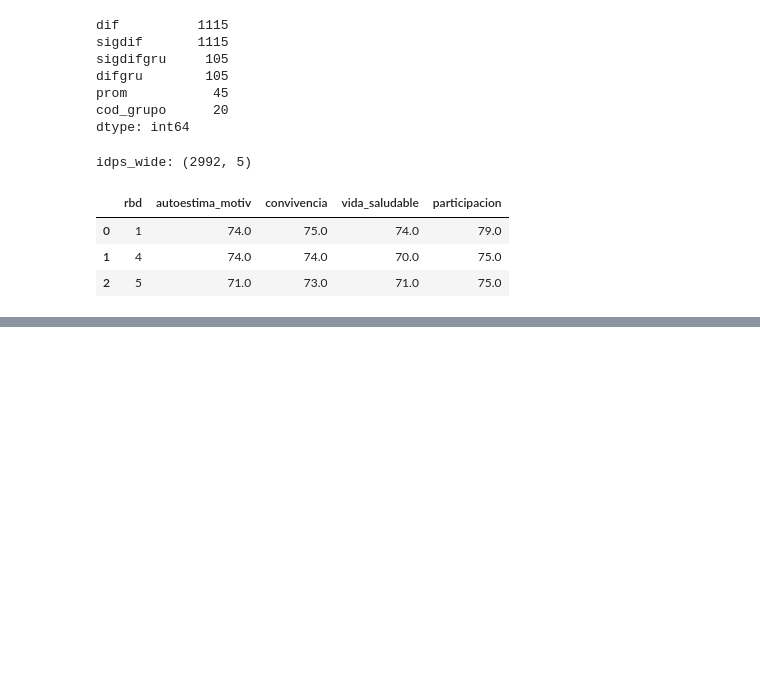
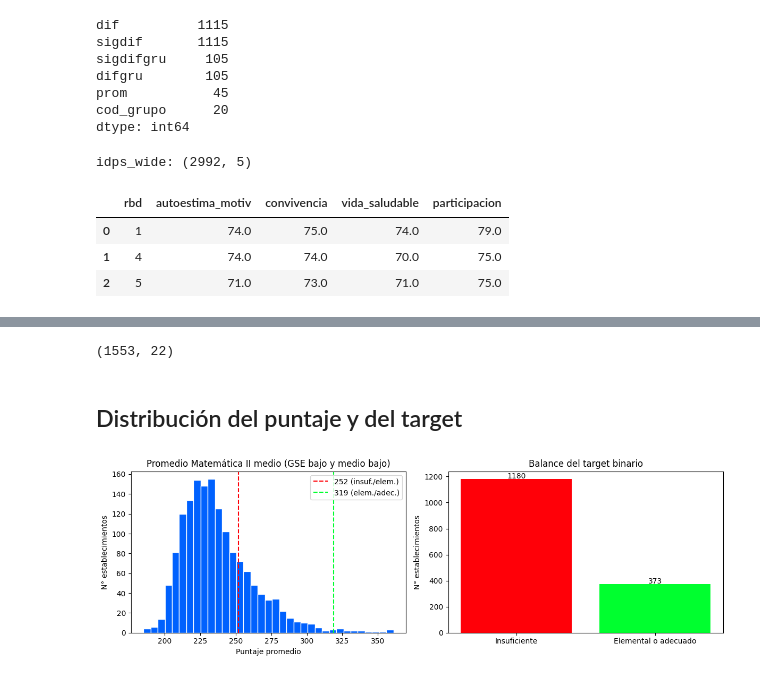
Before and after one commit to vcanalesg/dcc_taller_proyecto_g4, a Jupyter notebook: EDAyPreprocesamiento_01.ipynb, the cells around one changed output, grey strips where cells are left out. Cells and saved outputs as stored; diff of their text form; code cells hidden in the pictures; blank space fills up the shorter version.

```diff
--- a/EDAyPreprocesamiento_01.ipynb
+++ b/EDAyPreprocesamiento_01.ipynb
@@ -19,7 +20,7 @@ idps: (12000, 22)
 columnas_sel = [
     "rbd", "nom_rbd", "cod_reg_rbd", "nom_reg_rbd", "cod_com_rbd", "nom_com_rbd",
     "cod_depe2", "cod_grupo", "cod_rural_rbd", "nalu_mate2m_rbd", "prom_mate2m_rbd",
-    "noaplica"
+    "noaplica", "marca_mate2m_rbd"
 ]
 # marca_mate2m_rbd
 base_simce = simce[columnas_sel].copy()
@@ -118,0 +113,6 @@ sub_bs.head()
+# %%
+sub_bs["target_bin_cat"] = np.where(sub_bs["nivel"] == "Insuficiente", "Insuficiente", "Elemental o adecuado")
+sub_bs["target_bin"] = (sub_bs["target_bin_cat"] == "Elemental o adecuado").astype(int)
+print(sub_bs["target_bin_cat"].value_counts())
+print()
+print(sub_bs["target_bin"].value_counts())
@@ -175,0 +176,28 @@ base.head()
+# %%
+base = base.dropna(subset=['convivencia']).copy()
+print(base.shape)
+# %% [output]
+(1553, 22)
+# %% [markdown]
+## Distribución del puntaje y del target
+# %%
+fig, axes = plt.subplots(1, 2, figsize=(12, 4))
+
+axes[0].hist(base["prom_mate2m_rbd"], bins=35, color="#0061FE", edgecolor="white")
+axes[0].axvline(252, color="#FF0008", ls="--", lw=1.5, label="252 (insuf./elem.)")
+axes[0].axvline(319, color="#00FF2F", ls="--", lw=1.5, label="319 (elem./adec.)")
+axes[0].set_title("Promedio Matemática II medio (GSE bajo y medio bajo)")
+axes[0].set_xlabel("Puntaje promedio"); axes[0].set_ylabel("N° establecimientos")
+axes[0].legend()
+
+orden = ["Insuficiente", "Elemental o adecuado"]
+conteo = base["target_bin_cat"].value_counts().reindex(orden)
+axes[1].bar(orden, conteo.values, color=["#FF0008", "#00FF2F"])
+for i, v in enumerate(conteo.values):
+    axes[1].text(i, v + 5, str(v), ha="center")
+axes[1].set_title("Balance del target binario")
+axes[1].set_ylabel("N° establecimientos")
+
+plt.tight_layout(); plt.show()
+# %% [output]
+[figure, added]
```
Also changed, not shown: parts of 29 cells of this notebook.
